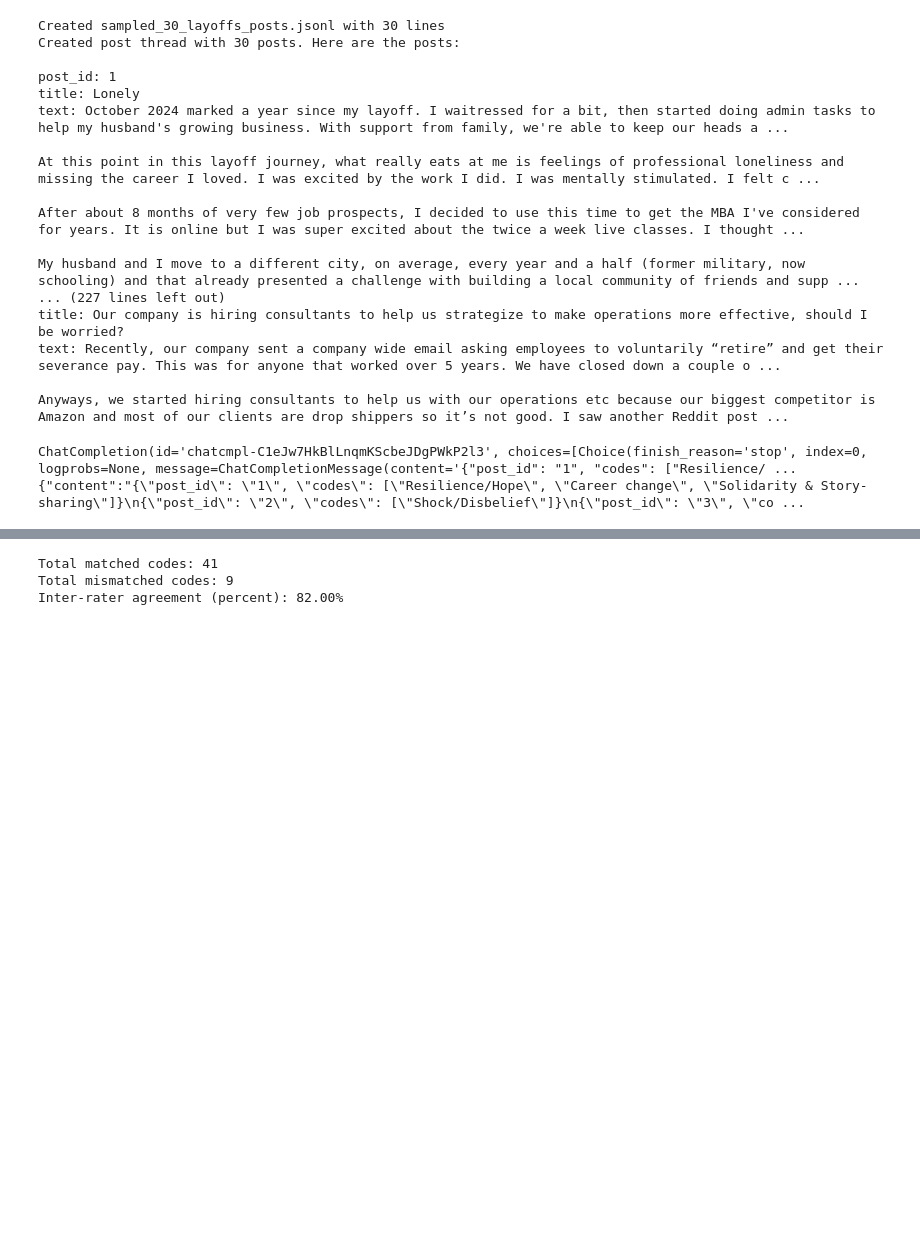
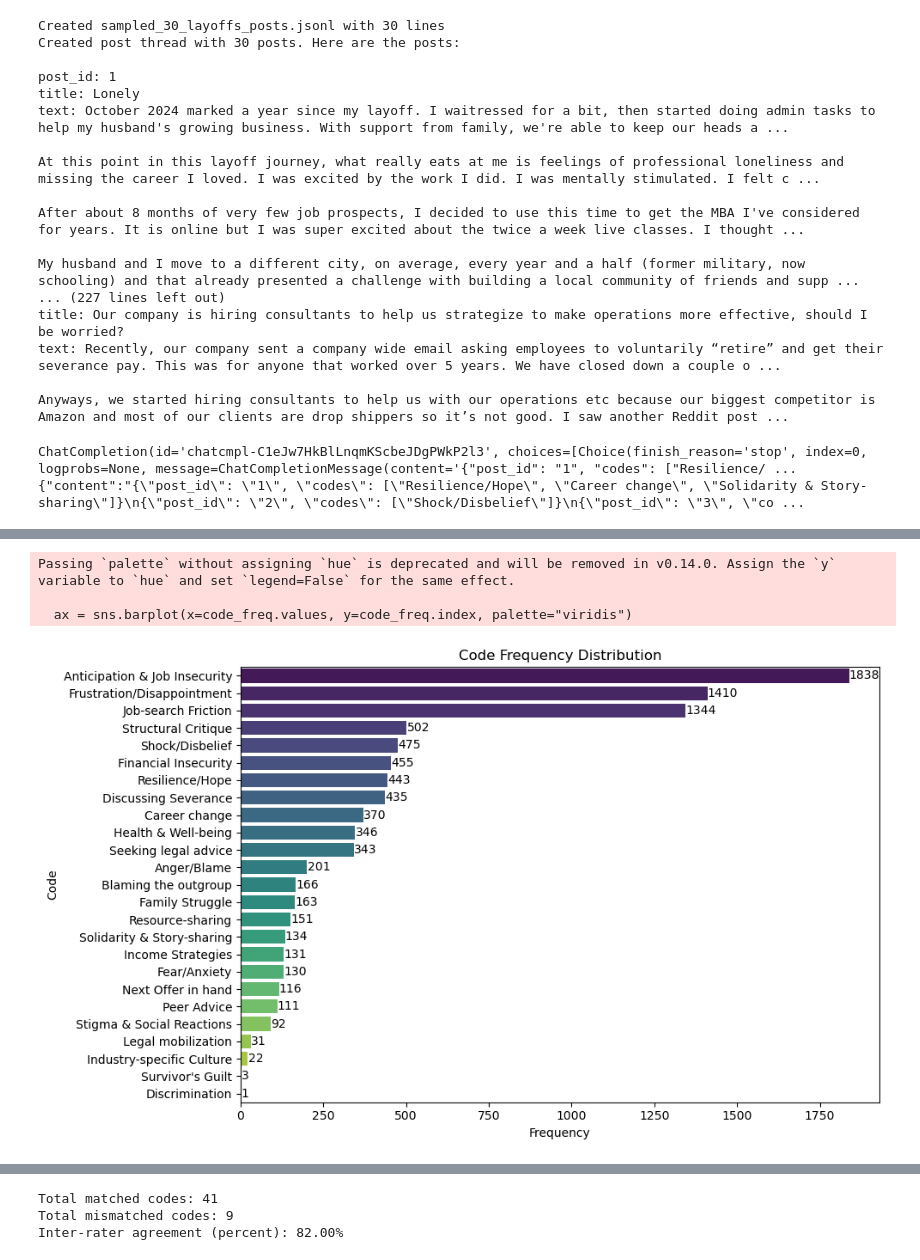
Before and after one commit to FahimShahriarAnik/Chaos_in_fedNews, a Jupyter notebook: reddit_and_teamblind_combined/playground.ipynb, the cells around one changed output, grey strips where cells are left out. Drawn from its saved outputs; the diff is of its cells as text; code cells hidden in the pictures; blank space fills up the shorter version.

Commit message:
created visualization

```diff
--- a/reddit_and_teamblind_combined/playground.ipynb
+++ b/reddit_and_teamblind_combined/playground.ipynb
@@ -1476,0 +1540,25 @@ print(tally)
+# %%
+import matplotlib.pyplot as plt
+import seaborn as sns
+
+# Code frequency bar chart
+all_codes = df['codes'].explode()
+code_freq = all_codes.value_counts().sort_values(ascending=False)
+
+plt.figure(figsize=(10, 6))
+ax = sns.barplot(x=code_freq.values, y=code_freq.index, palette="viridis")
+plt.title("Code Frequency Distribution")
+plt.xlabel("Frequency")
+plt.ylabel("Code")
+plt.tight_layout()
+
+# Add text labels to each bar
+for i, v in enumerate(code_freq.values):
+    ax.text(v + 0.5, i, str(v), color='black', va='center')
+
+plt.show()
+# %% [output]
+Passing `palette` without assigning `hue` is deprecated and will be removed in v0.14.0. Assign the `y` variable to `hue` and set `legend=False` for the same effect.
+
+  ax = sns.barplot(x=code_freq.values, y=code_freq.index, palette="viridis")
+[figure, added]
```
Also changed, not shown: parts of 10 cells of this notebook.
